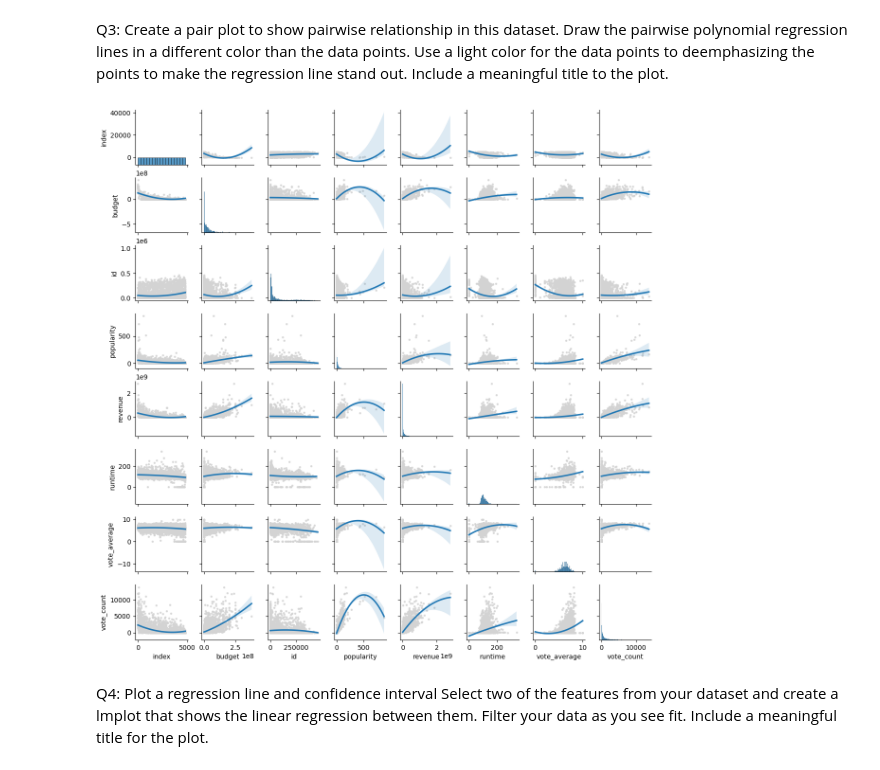
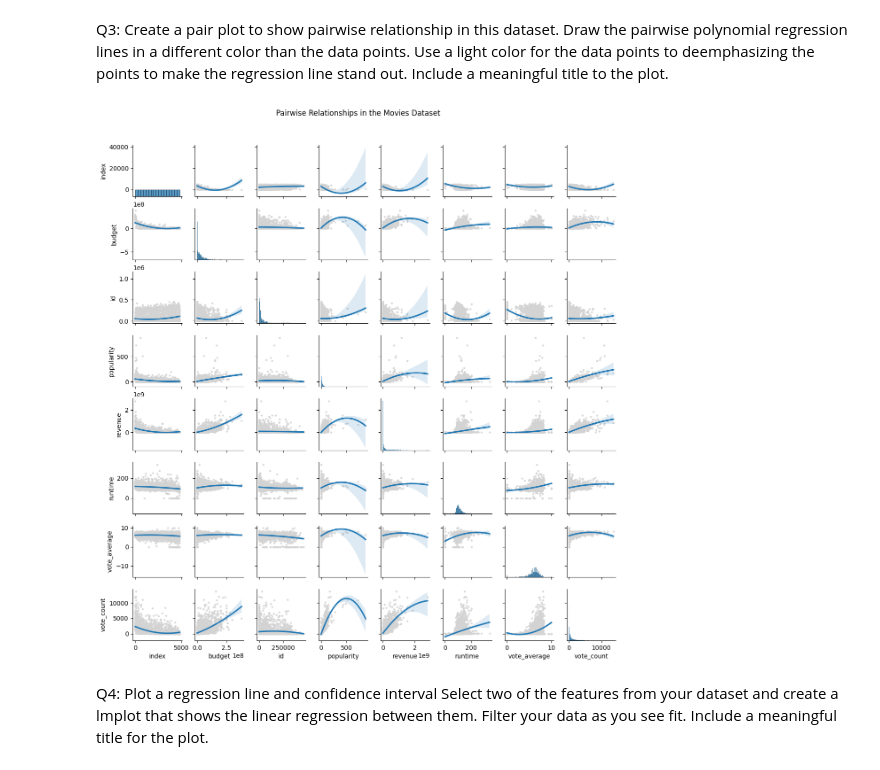
Before and after one commit to CS133-DataVisualization/term-project-team-8, a Jupyter notebook: Project Assignments/P1_relplot-scatter.ipynb, the cells around one changed output. Drawn from its saved outputs; the diff is of its cells as text; code cells hidden in the pictures.

Commit message:
Updated scatter plot notebook

```diff
--- a/Project Assignments/P1_relplot-scatter.ipynb
+++ b/Project Assignments/P1_relplot-scatter.ipynb
@@ -72,16 +74,16 @@ Draw the pairwise polynomial regression lines in a different color than the data
 # %%
 g=sns.pairplot(
     data=df,
     kind="reg", # regression
     plot_kws={"scatter_kws":{"color":"lightgrey", "s":5}, "order":2},
     height=1.5 # make the individual plots small
 );
 
 g.fig.suptitle(
-    "", y=1.05
+    "Pairwise Relationships in the Movies Dataset", y=1.05
 );
 # %% [output]
-[figure, old version]
+[figure, new version]
 # %% [markdown]
 Q4: Plot a regression line and confidence interval
 Select two of the features from your dataset and create a lmplot that shows the linear regression between them. Filter your data as you see fit. Include a meaningful title for the plot.
```
Also changed, not shown: parts of 2 cells of this notebook.
